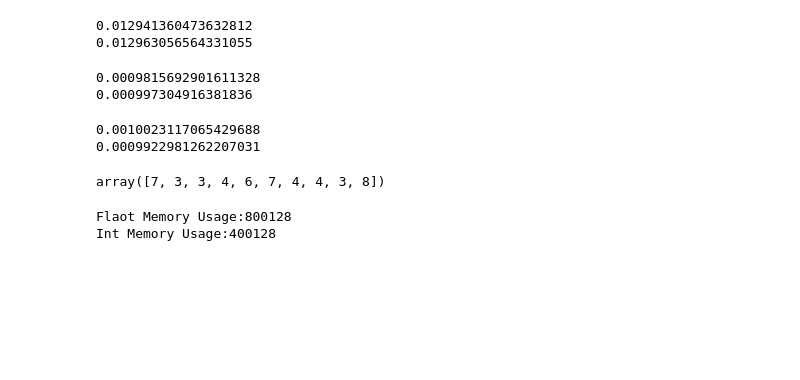
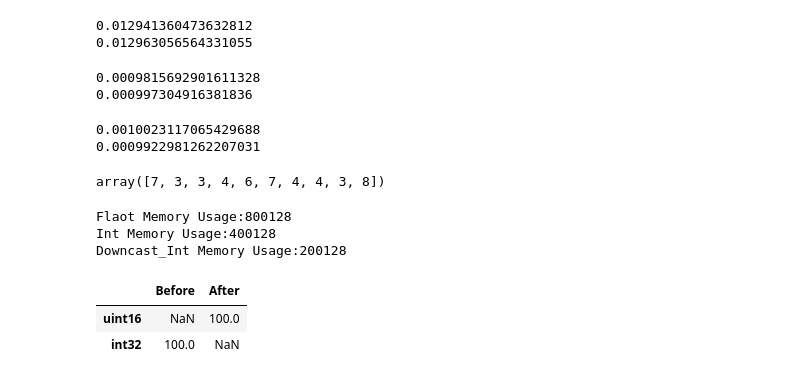
Before and after one commit to YLASH/pthnp, a Jupyter notebook: Pandas_practice3.ipynb, the cells around one changed output. Cells and saved outputs as stored; diff of their text form; code cells hidden in the pictures; blank space fills up the shorter version.

```diff
--- a/Pandas_practice3.ipynb
+++ b/Pandas_practice3.ipynb
@@ -495,6 +511,11 @@ int_data = pd.DataFrame(np.random.randint(0,1000,100000).reshape(1000,100))
 float_data_memory=float_data.memory_usage(deep=True).sum()
 int_data.memory=int_data.memory_usage(deep=True).sum()
 print(f'Flaot Memory Usage:{float_data_memory}\nInt Memory Usage:{int_data.memory}')
+#整數型態int改成uint減少記憶體正用空間，使用前400128bytes，使用後剩下200128bytes
+downcast_int = int_data.apply(pd.to_numeric,downcast='unsigned')
+downcast_int.memory=downcast_int.memory_usage(deep=True).sum()
+print(f'Downcast_Int Memory Usage:{downcast_int.memory}')
 # %% [output]
 Flaot Memory Usage:800128
 Int Memory Usage:400128
+Downcast_Int Memory Usage:200128
@@ -502,0 +522,9 @@ Int Memory Usage:400128
+# %%
+#原本有100個欄位是int32，經過downcast變成了100個欄位的uint16
+compare_int = pd.concat([int_data.dtypes,downcast_int.dtypes], axis=1)
+compare_int.columns = ["Before","After"]
+compare_int.apply(pd.value_counts)
+# %% [output]
+|  | Before | After |
+| uint16 | NaN | 100.0 |
+| int32 | 100.0 | NaN |
```
Also changed, not shown: parts of 3 cells of this notebook, 4 other files.
